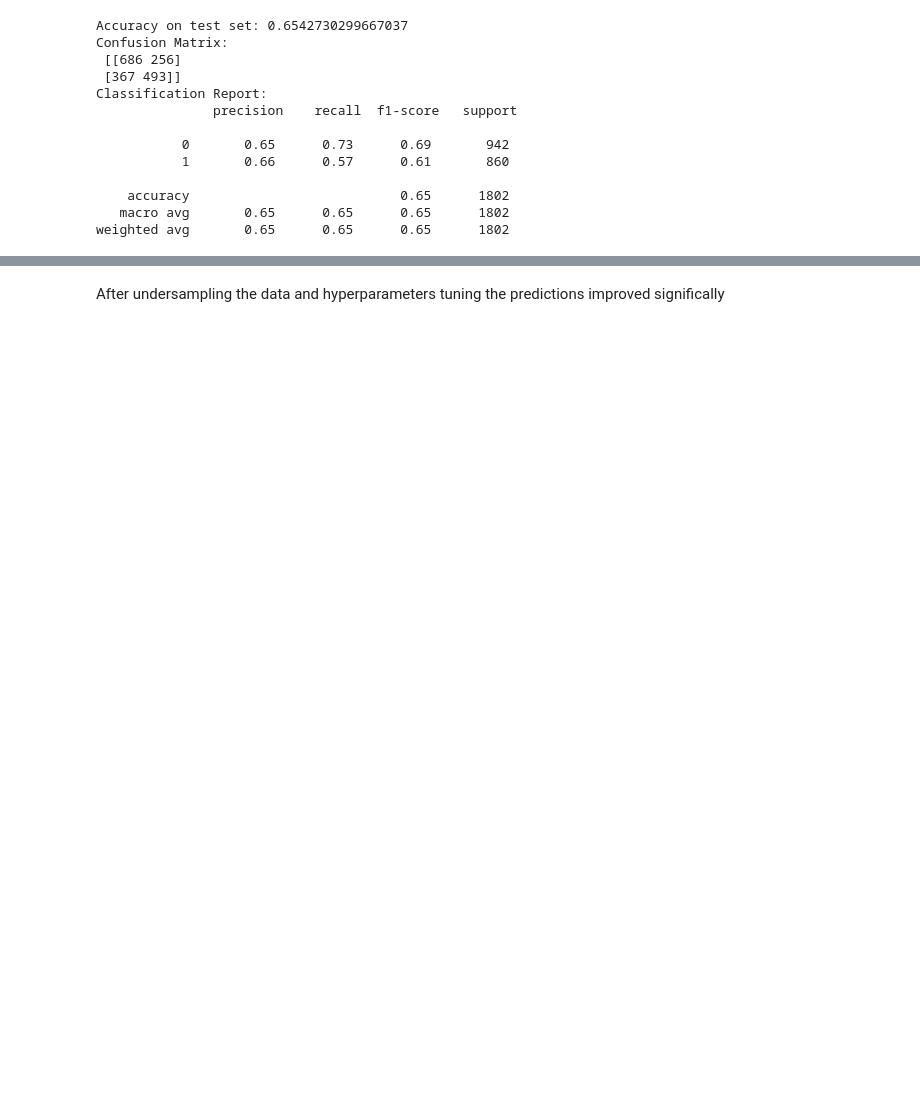
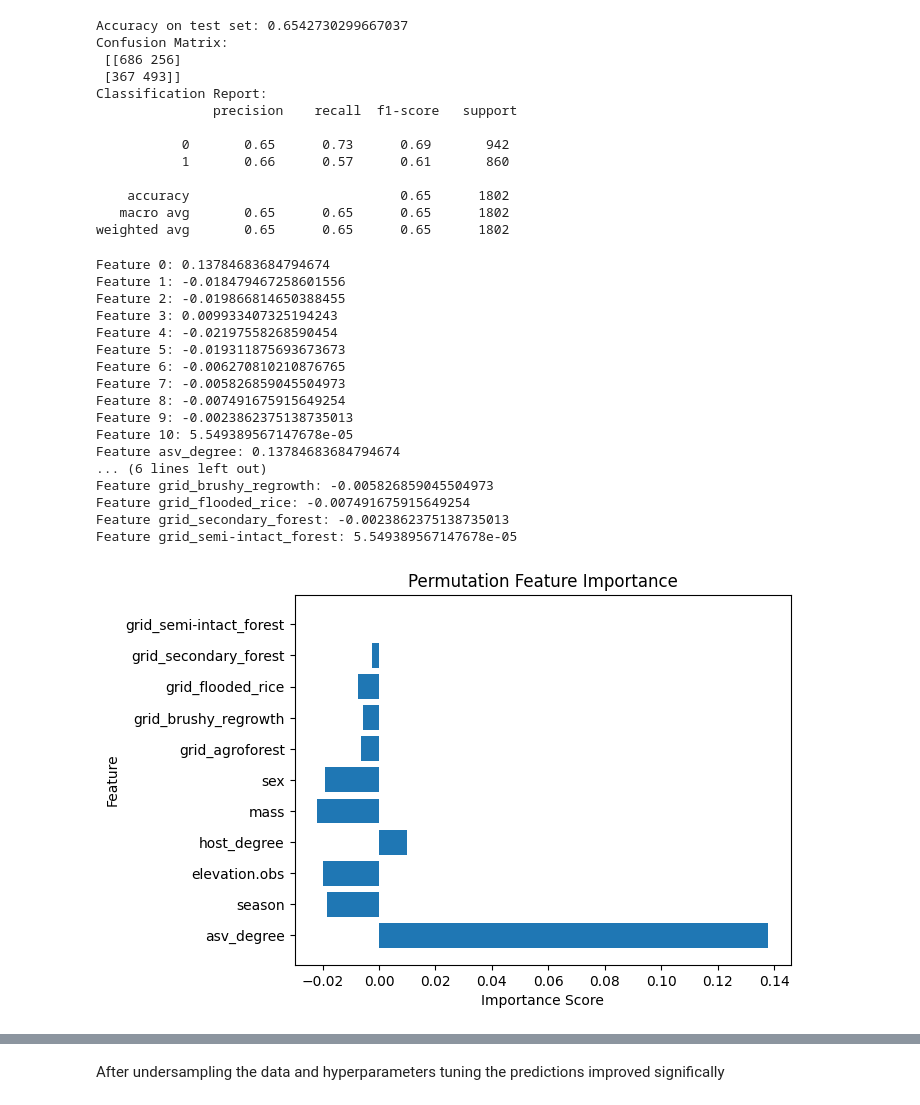
Before and after one commit to Ecological-Complexity-Lab/link_prediction_project, a Jupyter notebook: MLmodel.ipynb, the cells around one changed output, grey strips where cells are left out. Drawn from its saved outputs; the diff is of its cells as text; code cells hidden in the pictures; blank space fills up the shorter version.

```diff
--- a/MLmodel.ipynb
+++ b/MLmodel.ipynb
@@ -264,3 +264,53 @@ Classification Report:
     accuracy                           0.65      1802
    macro avg       0.65      0.65      0.65      1802
 weighted avg       0.65      0.65      0.65      1802
+# %%
+from sklearn.inspection import permutation_importance
+import numpy as np
+
+# Fit your KNN model
+knn = KNeighborsClassifier(n_neighbors=9, p=1, weights="uniform")
+knn.fit(X_train_resampled, y_train_resampled)
+
+# Calculate permutation feature importance
+result = permutation_importance(knn, X_test_resampled, y_test_resampled, n_repeats=10, random_state=42, n_jobs=-1)
+
+# Get feature importance scores
+importance_scores = result.importances_mean
+
+# Print the feature importance scores
+for i, score in enumerate(importance_scores):
+    print(f"Feature {i}: {score}")
+
+# If you have feature names, you can print them as well
+feature_names = X_train.columns  # Assuming X_train is a DataFrame with named columns
+for name, score in zip(feature_names, importance_scores):
+    print(f"Feature {name}: {score}")
+
+# Optionally, you can plot the feature importance
+import matplotlib.pyplot as plt
+
+plt.barh(feature_names, importance_scores)
+plt.xlabel('Importance Score')
+plt.ylabel('Feature')
+plt.title('Permutation Feature Importance')
+plt.show()
+# %% [output]
+Feature 0: 0.13784683684794674
+Feature 1: -0.018479467258601556
+Feature 2: -0.019866814650388455
+Feature 3: 0.009933407325194243
+Feature 4: -0.02197558268590454
+Feature 5: -0.019311875693673673
+Feature 6: -0.006270810210876765
+Feature 7: -0.005826859045504973
+Feature 8: -0.007491675915649254
+Feature 9: -0.0023862375138735013
+Feature 10: 5.549389567147678e-05
+Feature asv_degree: 0.13784683684794674
+... (6 lines left out)
+Feature grid_brushy_regrowth: -0.005826859045504973
+Feature grid_flooded_rice: -0.007491675915649254
+Feature grid_secondary_forest: -0.0023862375138735013
+Feature grid_semi-intact_forest: 5.549389567147678e-05
+[figure, added]
```
Also changed, not shown: parts of 6 cells of this notebook.
